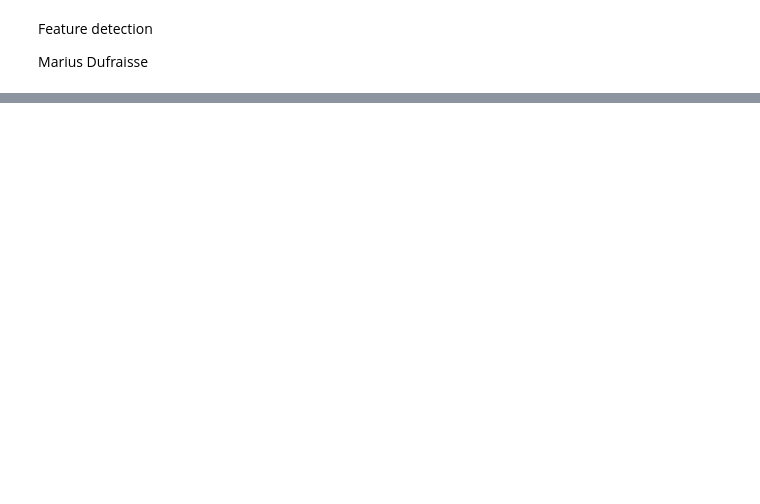
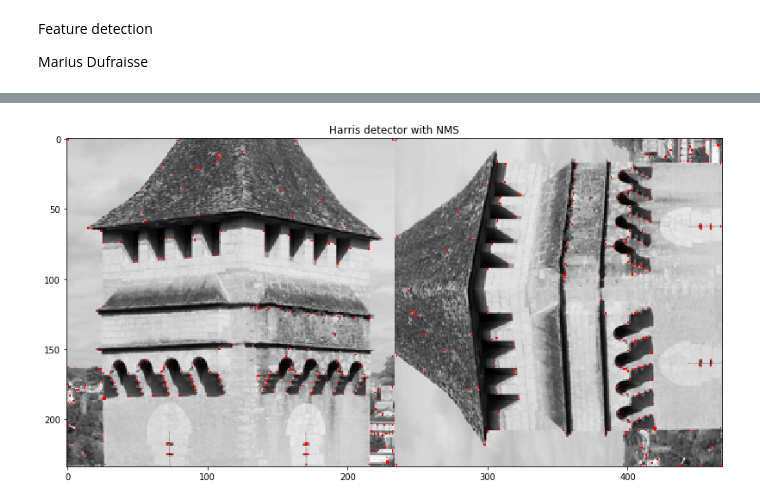
Before and after one commit to Xyouz/3dvision, a Jupyter notebook: Harris/dufraisse.ipynb, the cells around one changed output, grey strips where cells are left out. Drawn from its saved outputs; the diff is of its cells as text; code cells hidden in the pictures; blank space fills up the shorter version.

```diff
--- a/Harris/dufraisse.ipynb
+++ b/Harris/dufraisse.ipynb
@@ -76,0 +110,17 @@ Wall time: 2.75 s
+# %%
+t = 1e7
+theta = 90
+
+b = rotate(img, theta)
+ba = corner_harris(b)
+
+plt.figure(figsize=(15,7))
+plt.imshow(np.hstack((img,b)),cmap='gray')
+
+plt.imshow(point_map(np.hstack((np.zeros(a.shape,dtype=bool),rotate((nms(a)*threshold(a,t,fixed=True)).astype(float),theta))),color=(0,1,0)))
+plt.imshow(point_map(np.hstack((nms(a)*threshold(a,t,fixed=True),nms(ba)*threshold(ba,t,fixed=True)))))
+
+plt.title("Harris detector with NMS")
+plt.show()
+# %% [output]
+[figure, added]
```
Also changed, not shown: parts of 31 cells of this notebook.
